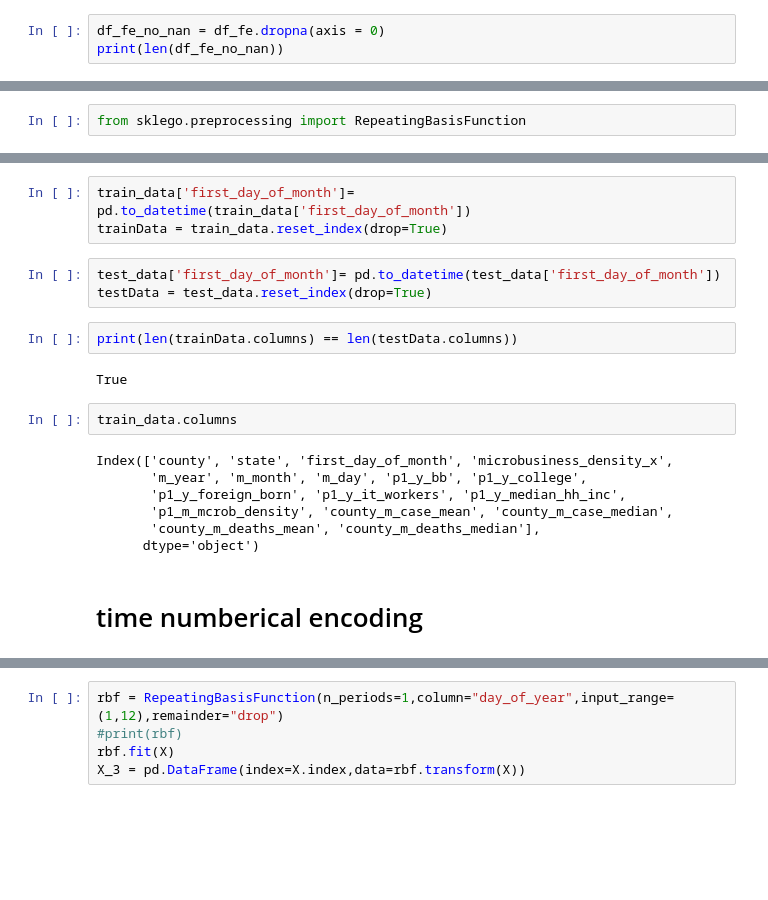
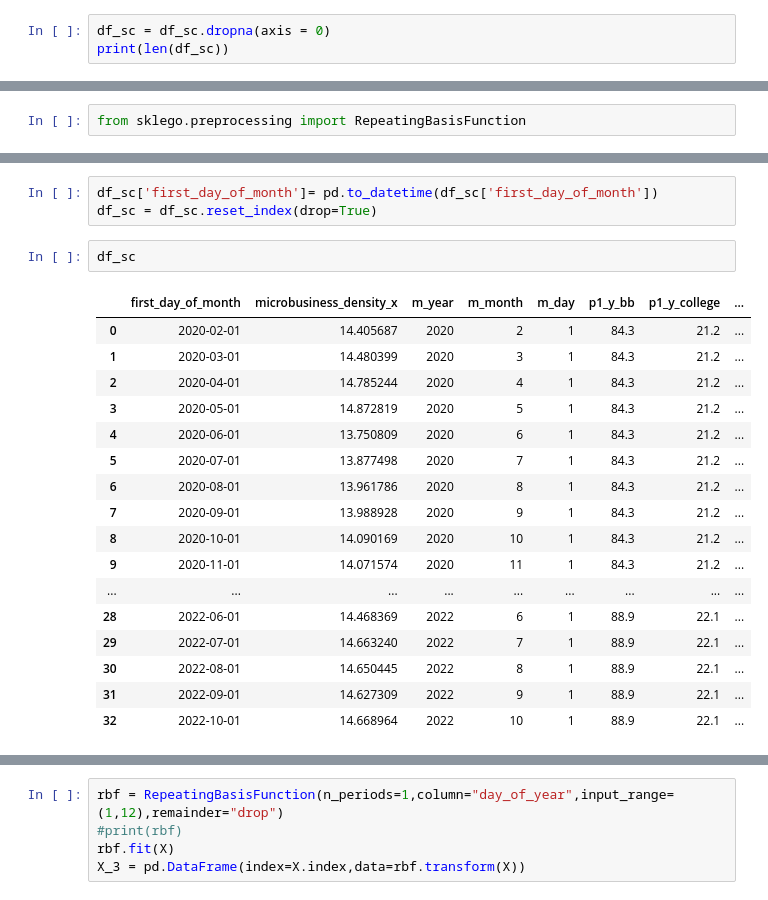
Before and after one commit to Joheun-Kang/microb, a Jupyter notebook: notebook/microb.ipynb, the cells around one changed output, grey strips where cells are left out. Saved outputs shown, nothing was run; the diff lists cells and outputs as text; blank space fills up the shorter version.

```diff
--- a/notebook/microb.ipynb
+++ b/notebook/microb.ipynb
@@ -652,4 +631,4 @@ print(len(df_fe))
 # %%
-df_fe_no_nan = df_fe.dropna(axis = 0)
-print(len(df_fe_no_nan))
+df_sc = df_sc.dropna(axis = 0)
+print(len(df_sc))
 # %% [output]
@@ -714,22 +662,24 @@ county_m_deaths_median     float64
 dtype: object
 # %%
-train_data['first_day_of_month']= pd.to_datetime(train_data['first_day_of_month'])
-trainData = train_data.reset_index(drop=True)
+df_sc['first_day_of_month']= pd.to_datetime(df_sc['first_day_of_month'])
+df_sc = df_sc.reset_index(drop=True)
-# %%
-test_data['first_day_of_month']= pd.to_datetime(test_data['first_day_of_month'])
-testData = test_data.reset_index(drop=True)
-# %%
-print(len(trainData.columns) == len(testData.columns))
-# %% [output]
-True
-# %%
-train_data.columns
-# %% [output]
-Index(['county', 'state', 'first_day_of_month', 'microbusiness_density_x',
-       'm_year', 'm_month', 'm_day', 'p1_y_bb', 'p1_y_college',
-       'p1_y_foreign_born', 'p1_y_it_workers', 'p1_y_median_hh_inc',
-       'p1_m_mcrob_density', 'county_m_case_mean', 'county_m_case_median',
-       'county_m_deaths_mean', 'county_m_deaths_median'],
-      dtype='object')
-# %% [markdown]
-# time numberical encoding
+# %%
+df_sc
+# %% [output]
+|  | first_day_of_month | microbusiness_density_x | m_year | m_month | m_day | p1_y_bb | p1_y_college | ... |
+| 0 | 2020-02-01 | 14.405687 | 2020 | 2 | 1 | 84.3 | 21.2 | ... |
+| 1 | 2020-03-01 | 14.480399 | 2020 | 3 | 1 | 84.3 | 21.2 | ... |
+| 2 | 2020-04-01 | 14.785244 | 2020 | 4 | 1 | 84.3 | 21.2 | ... |
+| 3 | 2020-05-01 | 14.872819 | 2020 | 5 | 1 | 84.3 | 21.2 | ... |
+| 4 | 2020-06-01 | 13.750809 | 2020 | 6 | 1 | 84.3 | 21.2 | ... |
+| 5 | 2020-07-01 | 13.877498 | 2020 | 7 | 1 | 84.3 | 21.2 | ... |
+| 6 | 2020-08-01 | 13.961786 | 2020 | 8 | 1 | 84.3 | 21.2 | ... |
+| 7 | 2020-09-01 | 13.988928 | 2020 | 9 | 1 | 84.3 | 21.2 | ... |
+| 8 | 2020-10-01 | 14.090169 | 2020 | 10 | 1 | 84.3 | 21.2 | ... |
+| 9 | 2020-11-01 | 14.071574 | 2020 | 11 | 1 | 84.3 | 21.2 | ... |
+| ... | ... | ... | ... | ... | ... | ... | ... | ... |
+| 28 | 2022-06-01 | 14.468369 | 2022 | 6 | 1 | 88.9 | 22.1 | ... |
+| 29 | 2022-07-01 | 14.663240 | 2022 | 7 | 1 | 88.9 | 22.1 | ... |
+| 30 | 2022-08-01 | 14.650445 | 2022 | 8 | 1 | 88.9 | 22.1 | ... |
+| 31 | 2022-09-01 | 14.627309 | 2022 | 9 | 1 | 88.9 | 22.1 | ... |
+| 32 | 2022-10-01 | 14.668964 | 2022 | 10 | 1 | 88.9 | 22.1 | ... |
```
Also changed, not shown: parts of 107 cells of this notebook.
